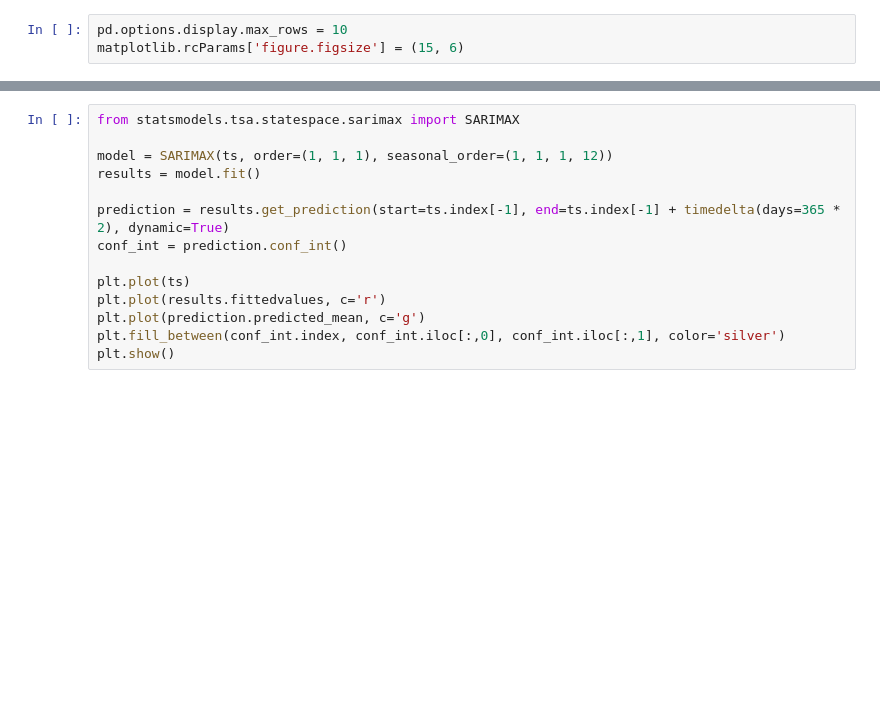
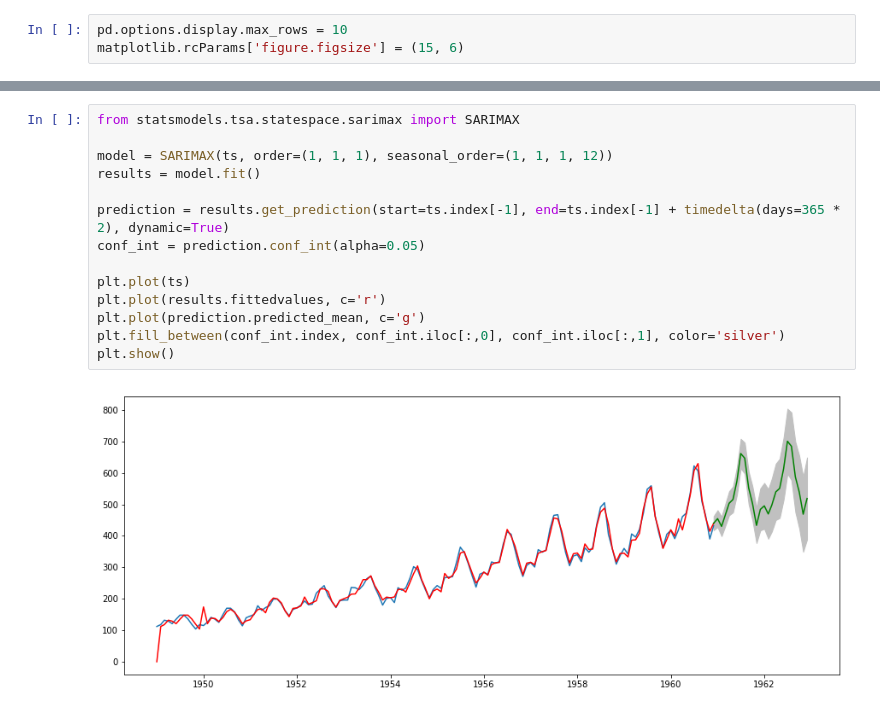
Before and after one commit to mlcollege/time-series-analysis, a Jupyter notebook: src/arima-complete.ipynb, the cells around one changed output, grey strips where cells are left out. Cells and saved outputs as stored; diff of their text form; blank space fills up the shorter version.

```diff
--- a/src/arima-complete.ipynb
+++ b/src/arima-complete.ipynb
@@ -94,14 +191,16 @@ plt.show()
 # %%
 from statsmodels.tsa.statespace.sarimax import SARIMAX
 
 model = SARIMAX(ts, order=(1, 1, 1), seasonal_order=(1, 1, 1, 12))
 results = model.fit()
 
 prediction = results.get_prediction(start=ts.index[-1], end=ts.index[-1] + timedelta(days=365 * 2), dynamic=True)
-conf_int = prediction.conf_int()
+conf_int = prediction.conf_int(alpha=0.05)
 
 plt.plot(ts)
 plt.plot(results.fittedvalues, c='r')
 plt.plot(prediction.predicted_mean, c='g')
 plt.fill_between(conf_int.index, conf_int.iloc[:,0], conf_int.iloc[:,1], color='silver')
 plt.show()
+# %% [output]
+[figure, added]
```
Also changed, not shown: parts of 19 cells of this notebook, 1 other file.
